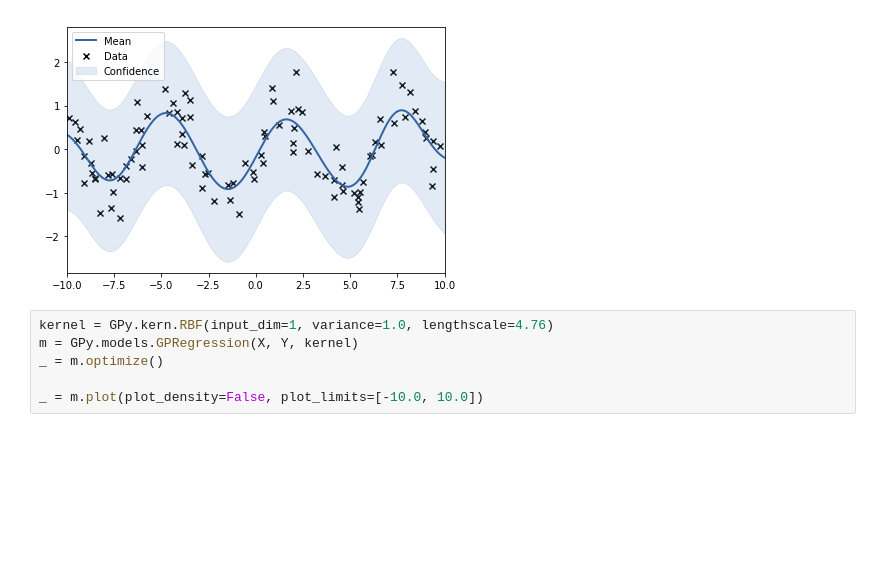
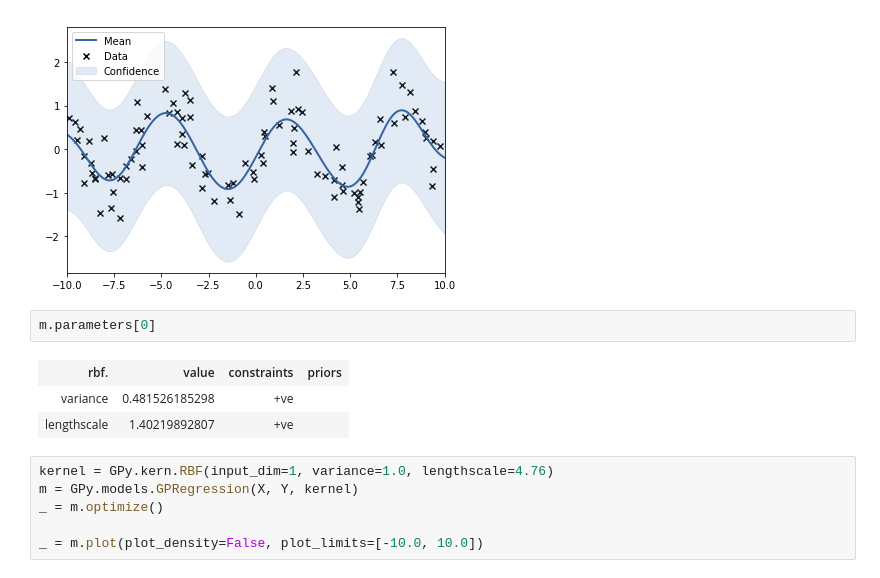
Before and after one commit to mmarinated/pTSAFall2018, a Jupyter notebook: labs/lab9/lab9-weird.ipynb, the cells around one changed output. Cells and saved outputs as stored; diff of their text form; blank space fills up the shorter version.

```diff
--- a/labs/lab9/lab9-weird.ipynb
+++ b/labs/lab9/lab9-weird.ipynb
@@ -48,6 +54,12 @@ _ = m.optimize()
 _ = m.plot(plot_density=False, plot_limits=[-10.0, 10.0])
 # %% [output]
 [figure]
+# %%
+m.parameters[0]
+# %% [output]
+| rbf. | value | constraints | priors |
+| variance | 0.481526185298 | +ve |  |
+| lengthscale | 1.40219892807 | +ve |  |
 # %%
 kernel = GPy.kern.RBF(input_dim=1, variance=1.0, lengthscale=4.76)
 m = GPy.models.GPRegression(X, Y, kernel)
```
Also changed, not shown: parts of 3 cells of this notebook, 1 other file.
